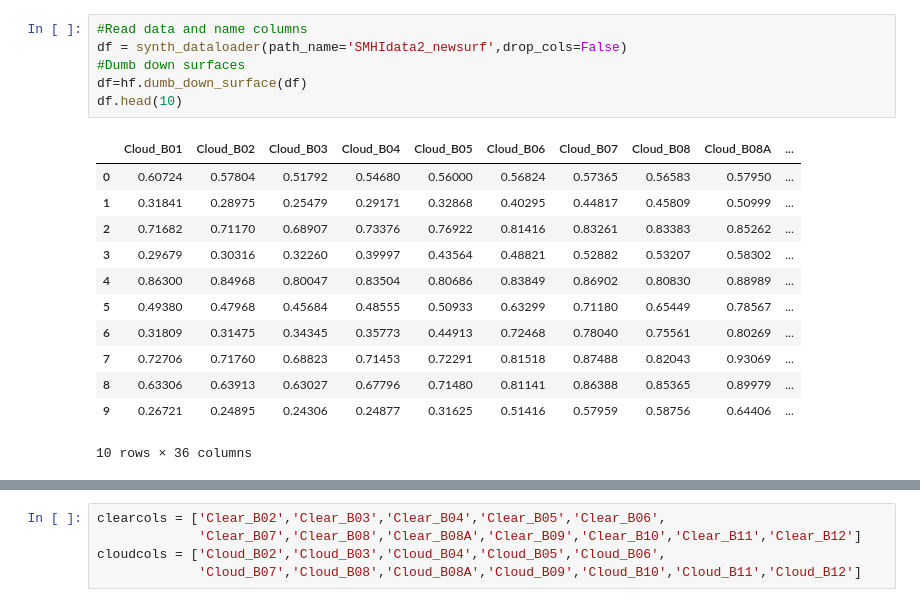
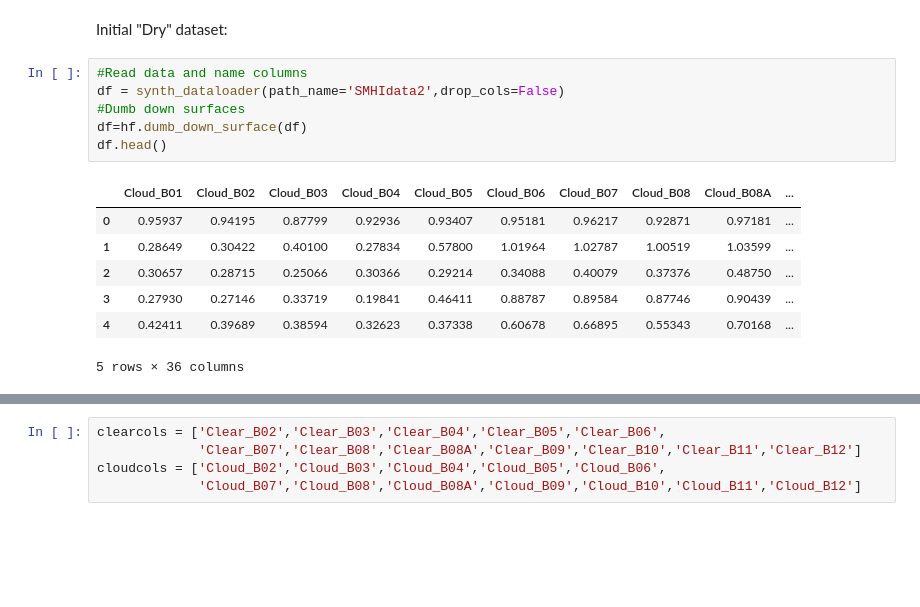
Before and after one commit to chiara-aisweden/cloud_rm, a Jupyter notebook: DataVis.ipynb, the cells around one changed output, grey strips where cells are left out. Drawn from its saved outputs; the diff is of its cells as text; blank space fills up the shorter version.

```diff
--- a/DataVis.ipynb
+++ b/DataVis.ipynb
@@ -16,19 +16,16 @@ To enable the following instructions: AVX2 AVX512F AVX512_VNNI FMA, in other ope
+# %% [markdown]
+Initial "Dry" dataset:
 # %%
 #Read data and name columns
-df = synth_dataloader(path_name='SMHIdata2_newsurf',drop_cols=False)
+df = synth_dataloader(path_name='SMHIdata2',drop_cols=False)
 #Dumb down surfaces
 df=hf.dumb_down_surface(df)
-df.head(10)
+df.head()
 # %% [output]
 |  | Cloud_B01 | Cloud_B02 | Cloud_B03 | Cloud_B04 | Cloud_B05 | Cloud_B06 | Cloud_B07 | Cloud_B08 | Cloud_B08A | ... |
-| 0 | 0.60724 | 0.57804 | 0.51792 | 0.54680 | 0.56000 | 0.56824 | 0.57365 | 0.56583 | 0.57950 | ... |
-| 1 | 0.31841 | 0.28975 | 0.25479 | 0.29171 | 0.32868 | 0.40295 | 0.44817 | 0.45809 | 0.50999 | ... |
-| 2 | 0.71682 | 0.71170 | 0.68907 | 0.73376 | 0.76922 | 0.81416 | 0.83261 | 0.83383 | 0.85262 | ... |
-| 3 | 0.29679 | 0.30316 | 0.32260 | 0.39997 | 0.43564 | 0.48821 | 0.52882 | 0.53207 | 0.58302 | ... |
-| 4 | 0.86300 | 0.84968 | 0.80047 | 0.83504 | 0.80686 | 0.83849 | 0.86902 | 0.80830 | 0.88989 | ... |
-| 5 | 0.49380 | 0.47968 | 0.45684 | 0.48555 | 0.50933 | 0.63299 | 0.71180 | 0.65449 | 0.78567 | ... |
-| 6 | 0.31809 | 0.31475 | 0.34345 | 0.35773 | 0.44913 | 0.72468 | 0.78040 | 0.75561 | 0.80269 | ... |
-| 7 | 0.72706 | 0.71760 | 0.68823 | 0.71453 | 0.72291 | 0.81518 | 0.87488 | 0.82043 | 0.93069 | ... |
-| 8 | 0.63306 | 0.63913 | 0.63027 | 0.67796 | 0.71480 | 0.81141 | 0.86388 | 0.85365 | 0.89979 | ... |
-| 9 | 0.26721 | 0.24895 | 0.24306 | 0.24877 | 0.31625 | 0.51416 | 0.57959 | 0.58756 | 0.64406 | ... |
+| 0 | 0.95937 | 0.94195 | 0.87799 | 0.92936 | 0.93407 | 0.95181 | 0.96217 | 0.92871 | 0.97181 | ... |
+| 1 | 0.28649 | 0.30422 | 0.40100 | 0.27834 | 0.57800 | 1.01964 | 1.02787 | 1.00519 | 1.03599 | ... |
+| 2 | 0.30657 | 0.28715 | 0.25066 | 0.30366 | 0.29214 | 0.34088 | 0.40079 | 0.37376 | 0.48750 | ... |
+| 3 | 0.27930 | 0.27146 | 0.33719 | 0.19841 | 0.46411 | 0.88787 | 0.89584 | 0.87746 | 0.90439 | ... |
+| 4 | 0.42411 | 0.39689 | 0.38594 | 0.32623 | 0.37338 | 0.60678 | 0.66895 | 0.55343 | 0.70168 | ... |
-10 rows × 36 columns
+5 rows × 36 columns
```
Also changed, not shown: parts of 11 cells of this notebook, 19 other files.
